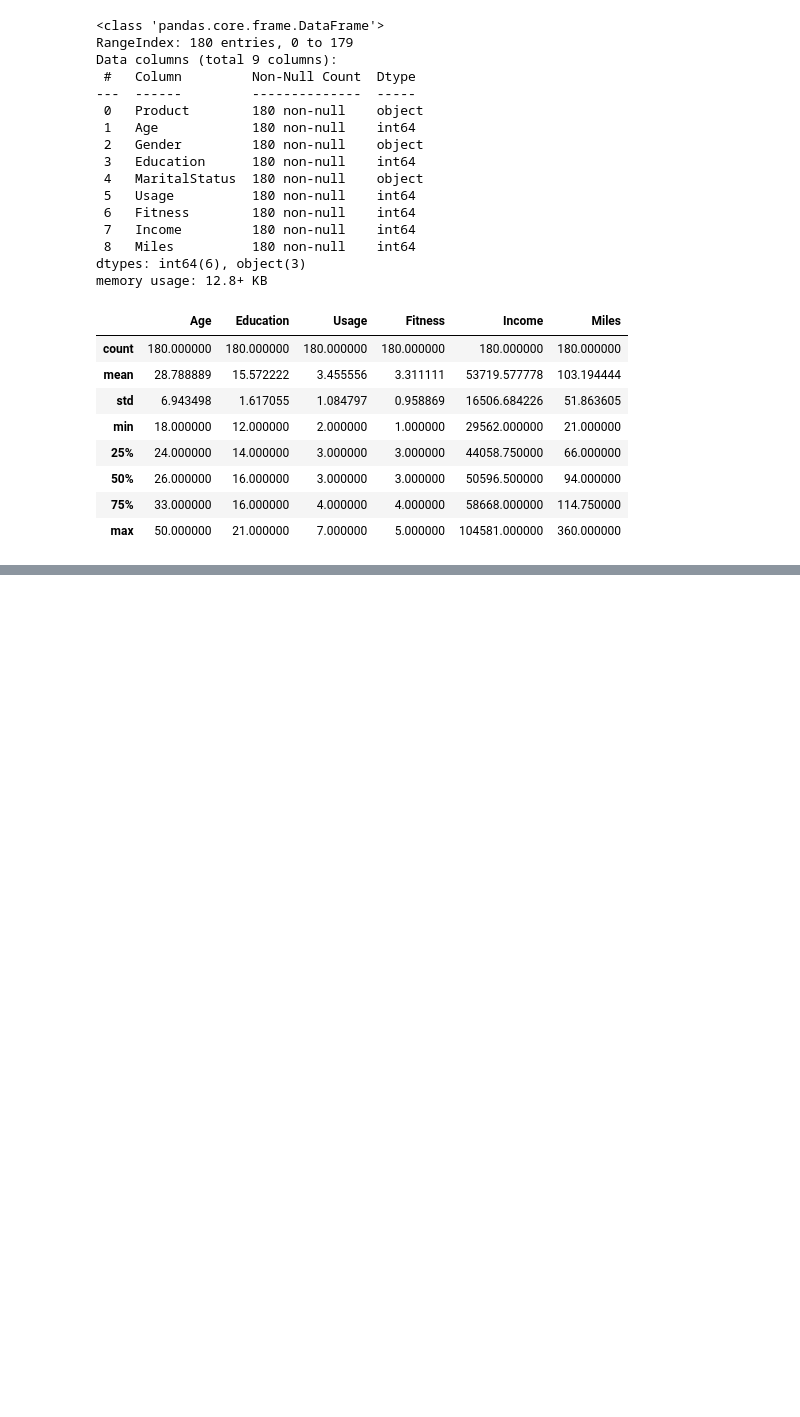
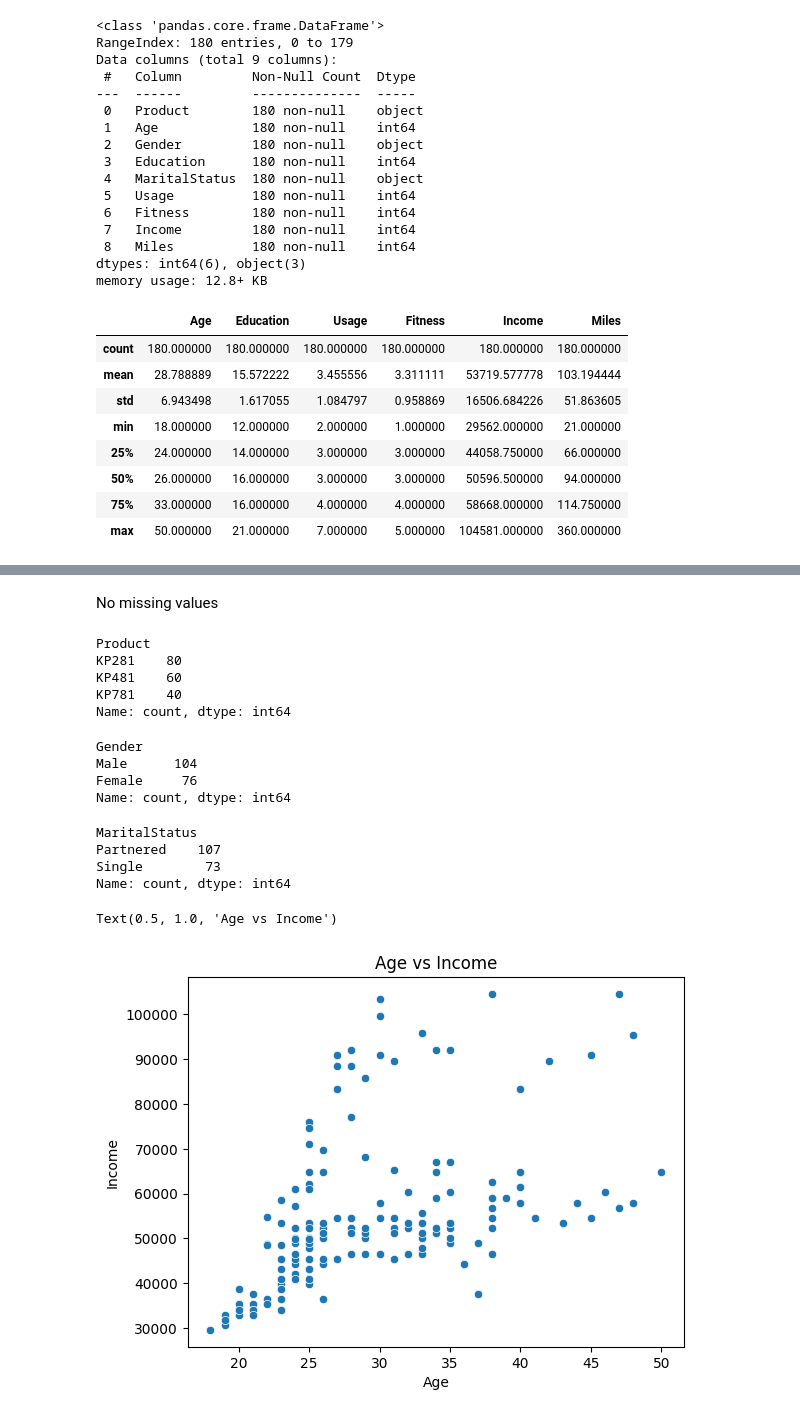
Before and after one commit to asn5995/data-science-projects, a Jupyter notebook: DP1.ipynb, the cells around one changed output, grey strips where cells are left out. Drawn from its saved outputs; the diff is of its cells as text; code cells hidden in the pictures; blank space fills up the shorter version.

```diff
--- a/DP1.ipynb
+++ b/DP1.ipynb
@@ -84,0 +170,26 @@ sns.boxplot()
+# %% [markdown]
+No missing values
+# %%
+#Examine categorical variables: Product, Gender, Marital Status
+
+df['Product'].value_counts()
+# %% [output]
+Product
+KP281    80
+KP481    60
+KP781    40
+Name: count, dtype: int64
+# %%
+df['Gender'].value_counts()
+# %% [output]
+Gender
+Male      104
+Female     76
+Name: count, dtype: int64
+# %%
+df['MaritalStatus'].value_counts()
+# %% [output]
+MaritalStatus
+Partnered    107
+Single        73
+Name: count, dtype: int64
@@ -84,0 +199,9 @@ sns.boxplot()
+# %%
+#Vizualize relationships
+
+#Age vs Income
+sns.scatterplot(data=df, x='Age', y='Income')
+plt.title('Age vs Income')
+# %% [output]
+Text(0.5, 1.0, 'Age vs Income')
+[figure, added]
```
Also changed, not shown: parts of 14 cells of this notebook.
